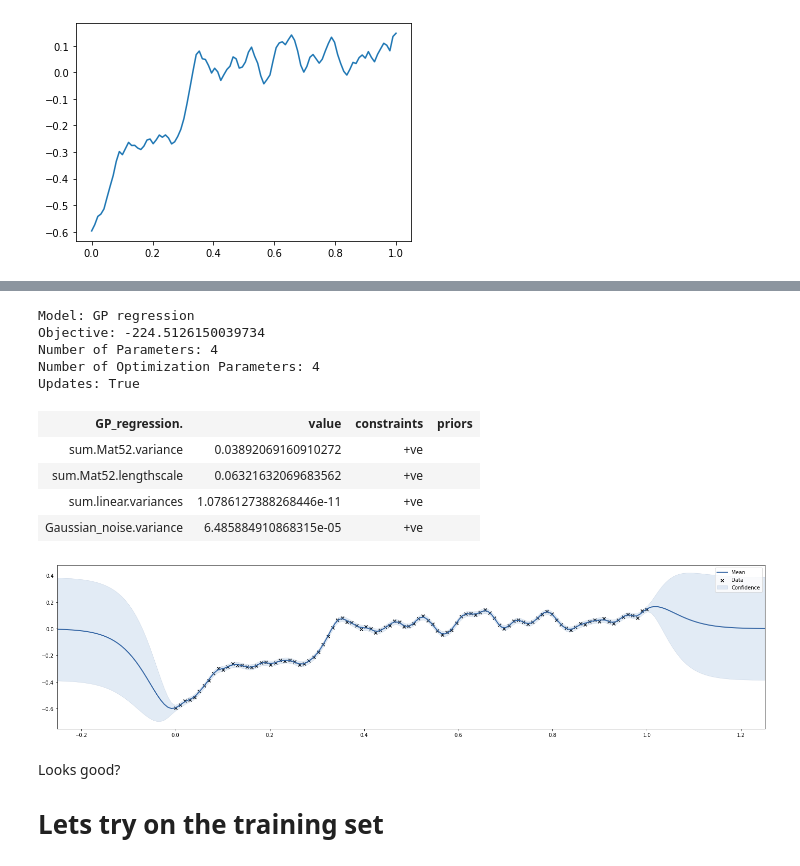
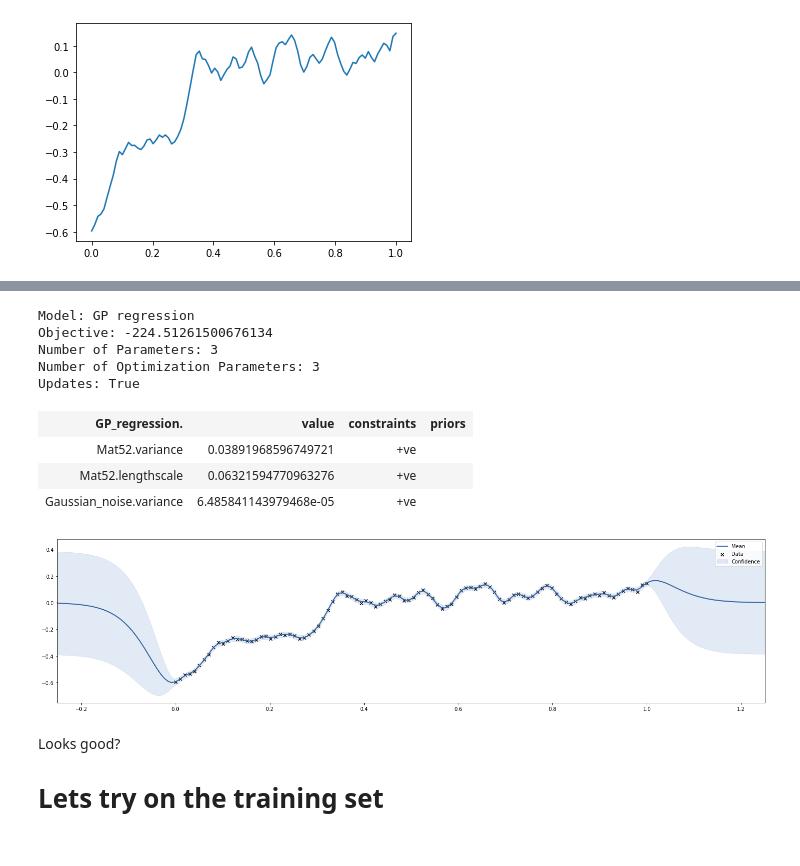
Before and after one commit to vipulpopat/ET5003-Assignment-4, a Jupyter notebook: Rough Work.ipynb, the cells around one changed output, grey strips where cells are left out. Cells and saved outputs as stored; diff of their text form; code cells hidden in the pictures.

```diff
--- a/Rough Work.ipynb
+++ b/Rough Work.ipynb
@@ -53,9 +55,8 @@ plt.plot(X,Y)
 import GPy as GPy
 
 ker1 = GPy.kern.Matern52(1)
-ker2 = GPy.kern.Linear(1)
 
-kernel = ker1+ker2
+kernel = ker1
 
 # create a GP model
 g_model = GPy.models.GPRegression(X,Y,kernel=kernel)
@@ -74,13 +75,12 @@ Optimization restart 5/5, f = -224.5126145874545
 Model: GP regression
-Objective: -224.5126150039734
-Number of Parameters: 4
-Number of Optimization Parameters: 4
+Objective: -224.51261500676134
+Number of Parameters: 3
+Number of Optimization Parameters: 3
 Updates: True
 | GP_regression. | value | constraints | priors |
-| sum.Mat52.variance | 0.03892069160910272 | +ve |  |
-| sum.Mat52.lengthscale | 0.06321632069683562 | +ve |  |
-| sum.linear.variances | 1.0786127388268446e-11 | +ve |  |
-| Gaussian_noise.variance | 6.485884910868315e-05 | +ve |  |
+| Mat52.variance | 0.03891968596749721 | +ve |  |
+| Mat52.lengthscale | 0.06321594770963276 | +ve |  |
+| Gaussian_noise.variance | 6.485841143979468e-05 | +ve |  |
 [figure]
 # %% [markdown]
 Looks good?
```
Also changed, not shown: parts of 7 cells of this notebook.
